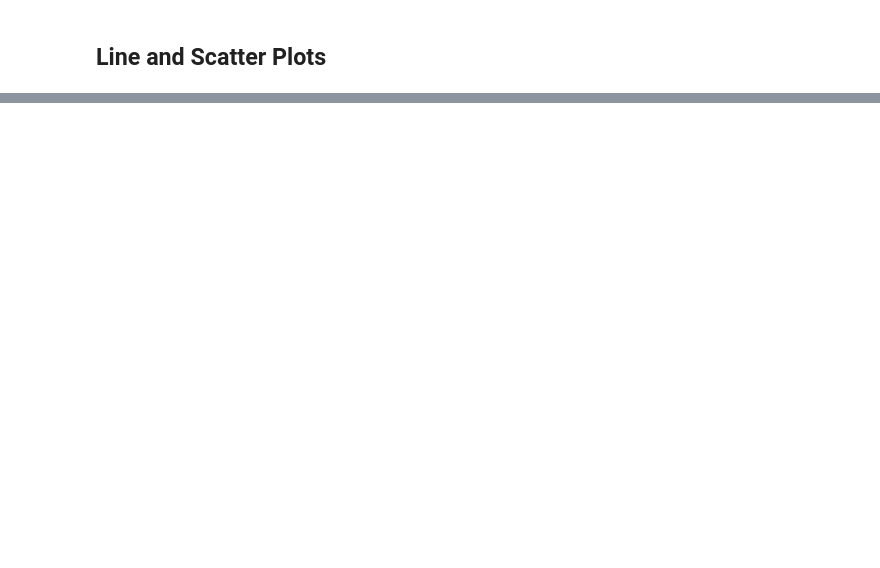
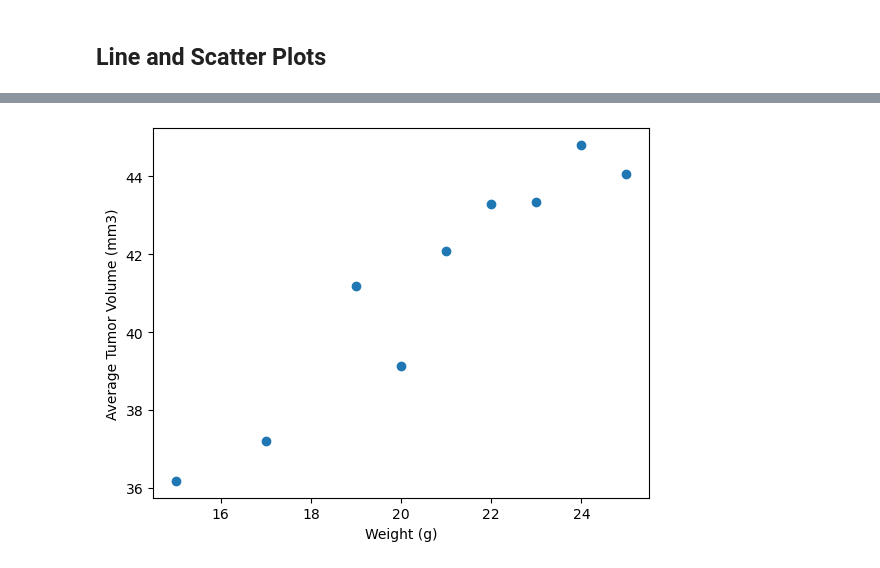
Before and after one commit to Rock2638/Matplotlib-Challenge, a Jupyter notebook: Pymaceuticals/Pymaceuticalsanalysis.ipynb, the cells around one changed output, grey strips where cells are left out. Drawn from its saved outputs; the diff is of its cells as text; code cells hidden in the pictures; blank space fills up the shorter version.

```diff
--- a/Pymaceuticals/Pymaceuticalsanalysis.ipynb
+++ b/Pymaceuticals/Pymaceuticalsanalysis.ipynb
@@ -340,0 +321,12 @@ plt.show()
+# %%
+# Generate a scatter plot of mouse weight vs. the average observed tumor volume for the entire Capomulin regimen
+drug_regimen_capomulin_df = combined_mouse_data_cleaned.loc[combined_mouse_data_cleaned['Drug Regimen'] == "Capomulin"]
+
+weight_av_tumor_vol = drug_regimen_capomulin_df.groupby('Weight (g)')['Tumor Volume (mm3)'].mean().reset_index()
+
+plt.scatter(weight_av_tumor_vol['Weight (g)'], weight_av_tumor_vol['Tumor Volume (mm3)'])
+plt.xlabel('Weight (g)')
+plt.ylabel('Average Tumor Volume (mm3)')
+plt.show()
+# %% [output]
+[figure, added]
```
Also changed, not shown: parts of 6 cells of this notebook.
